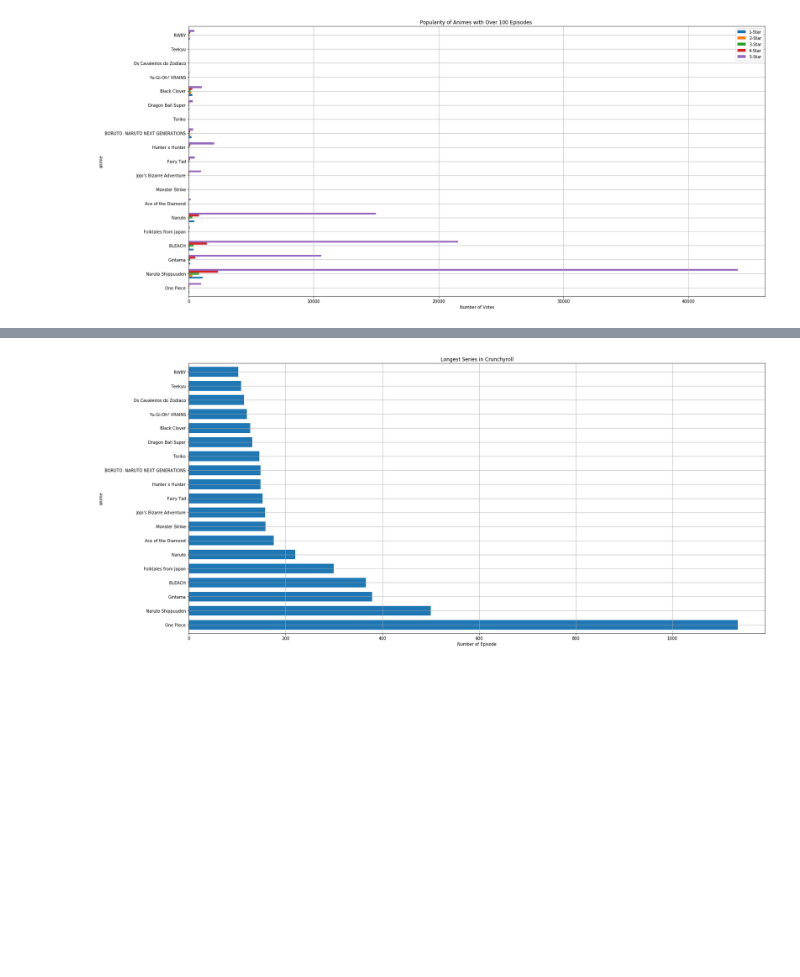
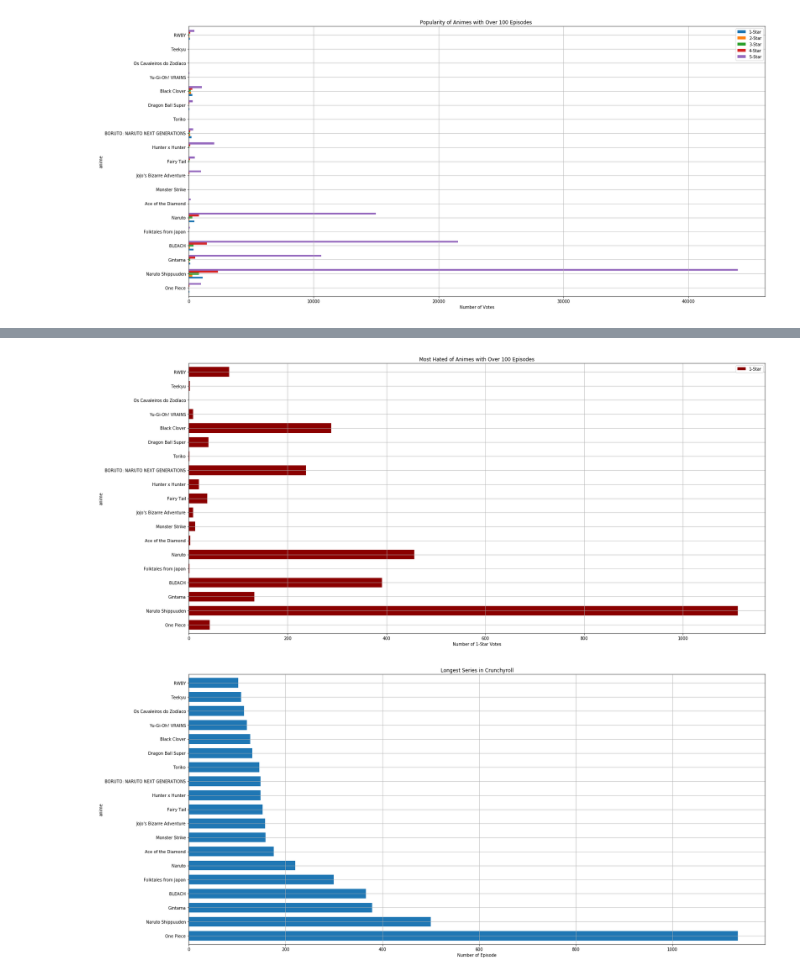
Before and after one commit to BrandonTownsend/ETL_Challenge, a Jupyter notebook: Crunchy Roll.ipynb, the cells around one changed output, grey strips where cells are left out. Drawn from its saved outputs; the diff is of its cells as text; code cells hidden in the pictures; blank space fills up the shorter version.

```diff
--- a/Crunchy Roll.ipynb
+++ b/Crunchy Roll.ipynb
@@ -180,0 +195,16 @@ plt.savefig('Popularity of Animes with Over 100 Episodes in Crunchyroll')
+# %%
+#Looking at the most hated by the number of votes
+
+
+one_rate=long_cruch.set_index('anime')
+# five_rate=five_rate.drop(columns=['episodes','votes','rate','rate_2','rate_3','rate_4','rate_5'])
+# five_rate=five_rate.rename(columns={'rate_5':'5-Star', 'rate_1': '1-Star'})
+one_rate=one_rate.drop(columns=['episodes','votes','rate','rate_5','rate_2','rate_3','rate_4'])
+one_rate=one_rate.rename(columns={'rate_1':'1-Star'})
+one_rate.plot(kind='barh', figsize=(25,12), width=0.7, color='darkred')
+plt.xlabel('Number of 1-Star Votes')
+plt.title('Most Hated of Animes with Over 100 Episodes by Number of 1-Star Votes')
+plt.grid()
+plt.savefig('Most Hated of Animes with Over 100 Episodes in Crunchyroll')
+# %% [output]
+[figure, added]
```
Also changed, not shown: parts of 3 cells of this notebook, 2 other files.
